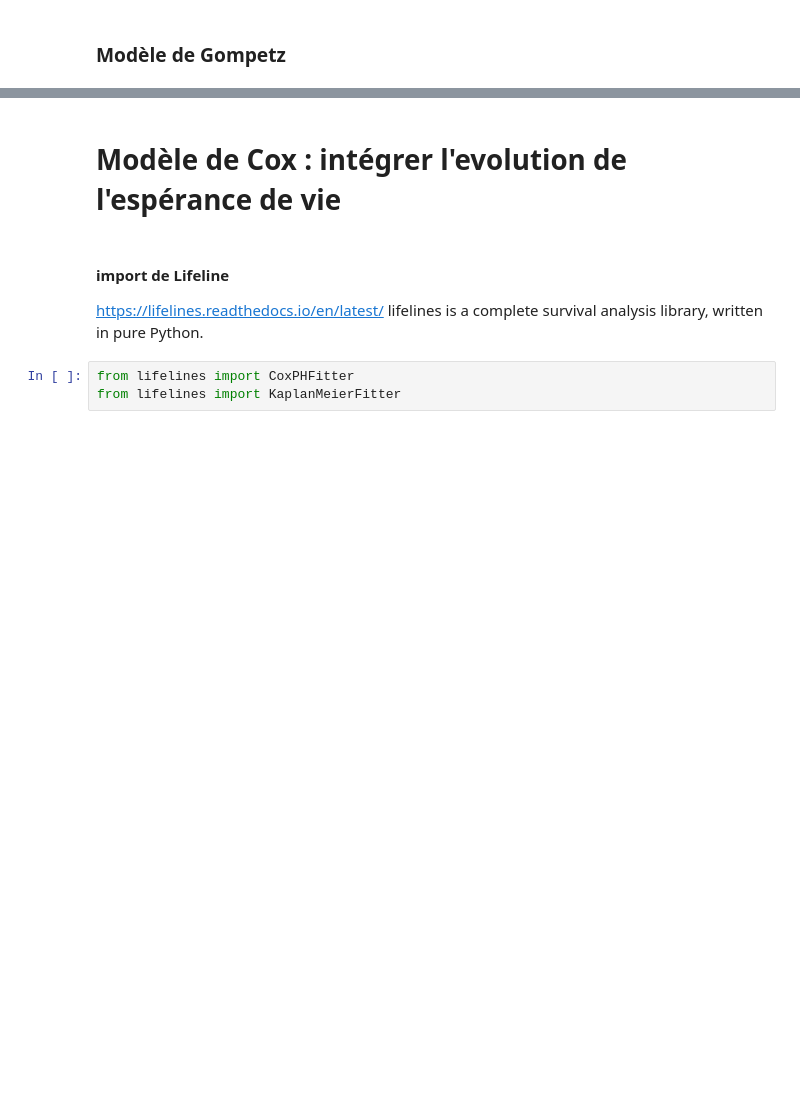
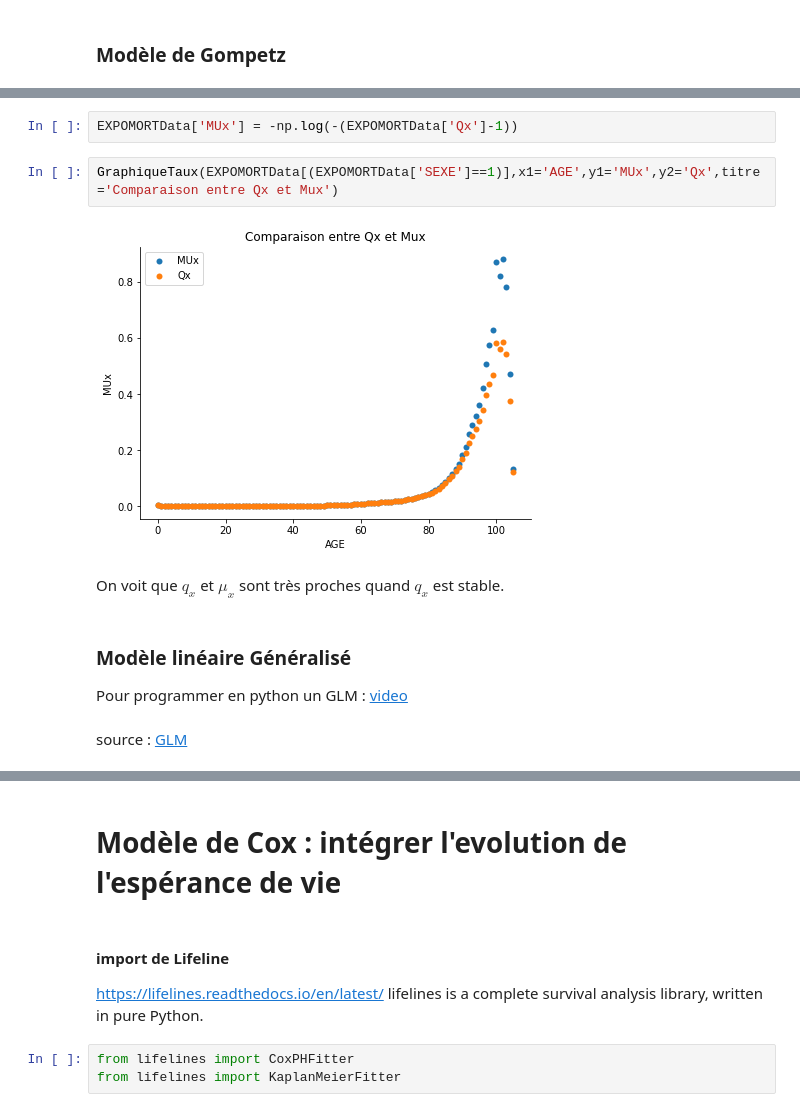
Before and after one commit to RessourcesActuariat/ActuariatVieCNAM, a Jupyter notebook: Table de Mortalité - Partie 2.ipynb, the cells around one changed output, grey strips where cells are left out. Saved outputs shown, nothing was run; the diff lists cells and outputs as text; blank space fills up the shorter version.

```diff
--- a/Table de Mortalité - Partie 2.ipynb
+++ b/Table de Mortalité - Partie 2.ipynb
@@ -399,0 +299,14 @@ Le modèle de Gompertz ne capture pas la très forte augmentation à 80 ans.
+# %%
+EXPOMORTData['MUx'] = -np.log(-(EXPOMORTData['Qx']-1))
+# %%
+GraphiqueTaux(EXPOMORTData[(EXPOMORTData['SEXE']==1)],x1='AGE',y1='MUx',y2='Qx',titre='Comparaison entre Qx et Mux')
+# %% [output]
+[figure, added]
+# %% [markdown]
+On voit que $q_x$ et $\mu_x$ sont très proches quand $q_x$ est stable.
+# %% [markdown]
+### Modèle linéaire Généralisé
+
+Pour programmer en python un GLM : [video](https://www.youtube.com/watch?v=__oC5IRCFKI)
+# %% [markdown]
+source : [GLM](http://www.macs.hw.ac.uk/~iain/research/Paper_2013.pdf)
```
Also changed, not shown: parts of 55 cells of this notebook.
